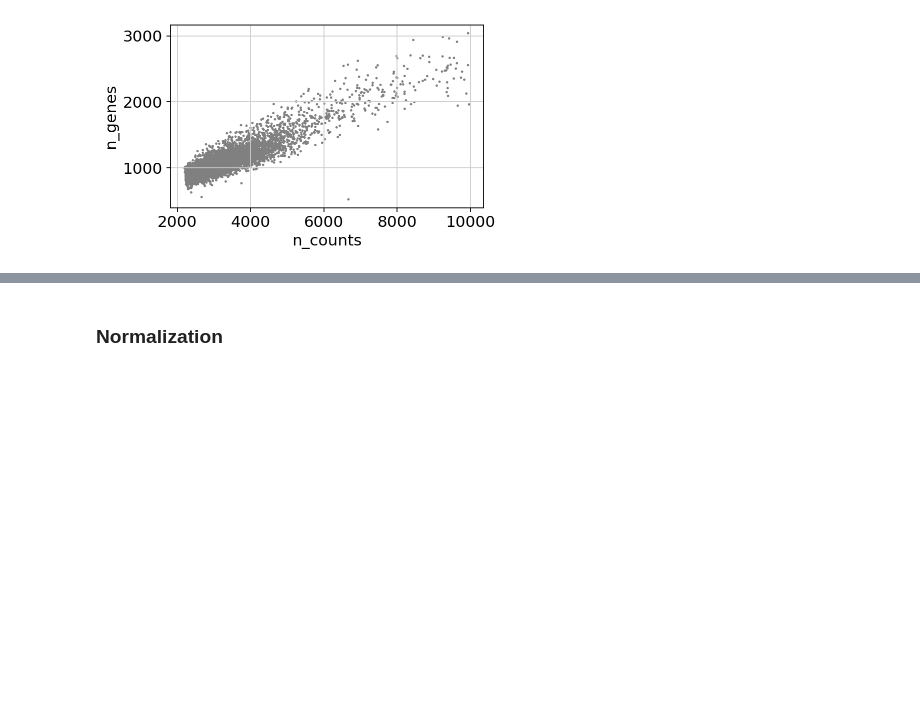
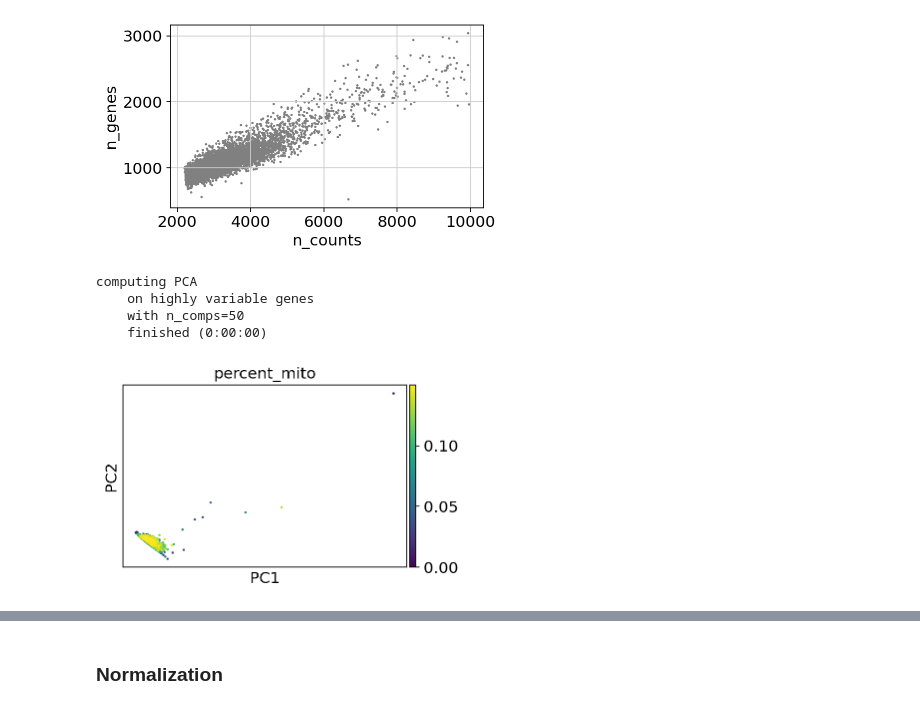
Before and after one commit to SteshinSS/NeurIPS2021, a Jupyter notebook: notebooks/EDA/adt_gex/totalVI_10x.ipynb, the cells around one changed output, grey strips where cells are left out. Cells and saved outputs as stored; diff of their text form; code cells hidden in the pictures; blank space fills up the shorter version.

```diff
--- a/notebooks/EDA/adt_gex/totalVI_10x.ipynb
+++ b/notebooks/EDA/adt_gex/totalVI_10x.ipynb
@@ -94,3 +100,12 @@ sc.pl.scatter(data, x='n_counts', y='n_genes')
 # %% [output]
 [figure]
 [figure]
+# %%
+sc.tl.pca(data)
+sc.pl.pca(data, color='percent_mito')
+# %% [output]
+computing PCA
+    on highly variable genes
+    with n_comps=50
+    finished (0:00:00)
+[figure, added]
```
Also changed, not shown: parts of 13 cells of this notebook, 5 other files.
